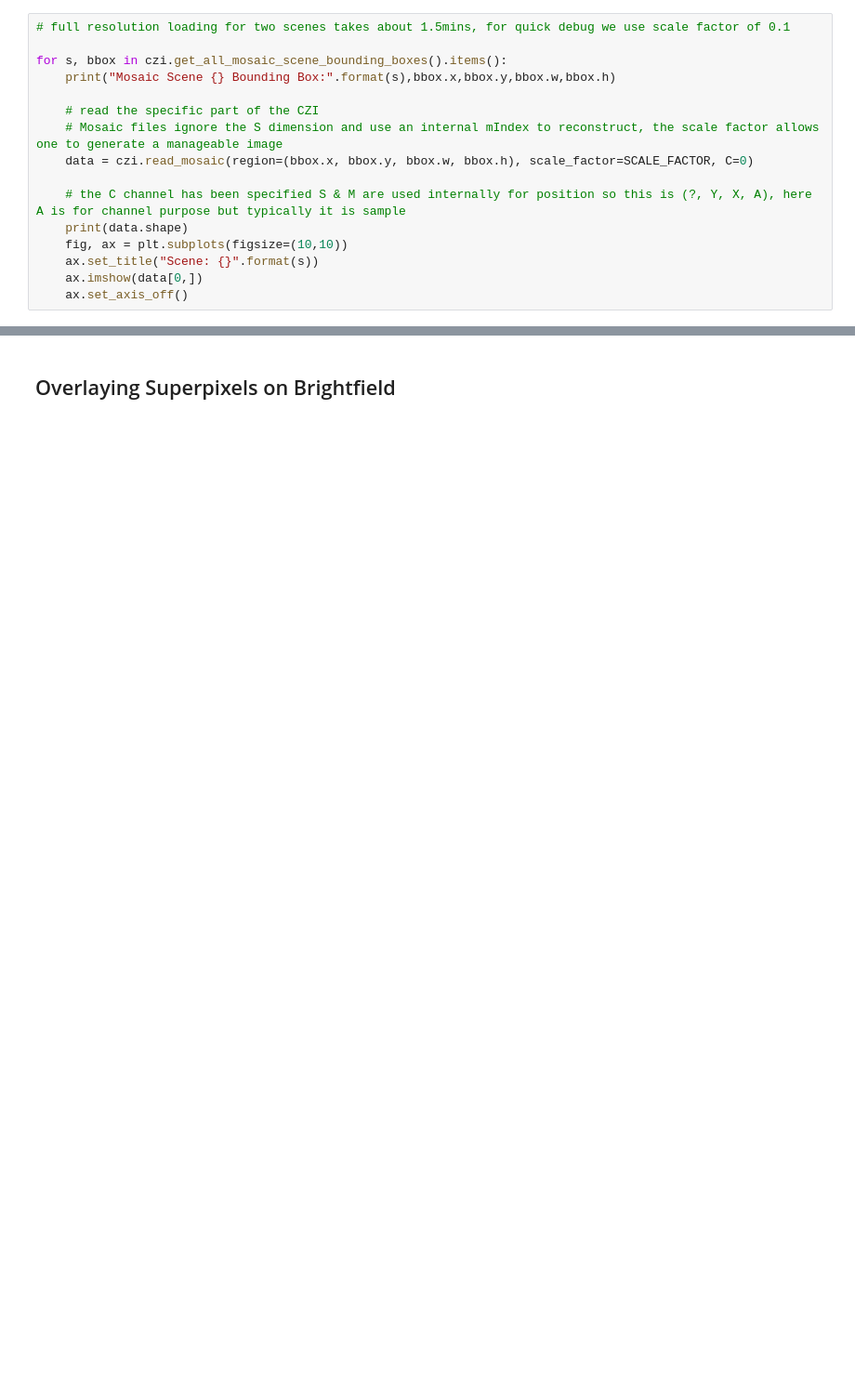
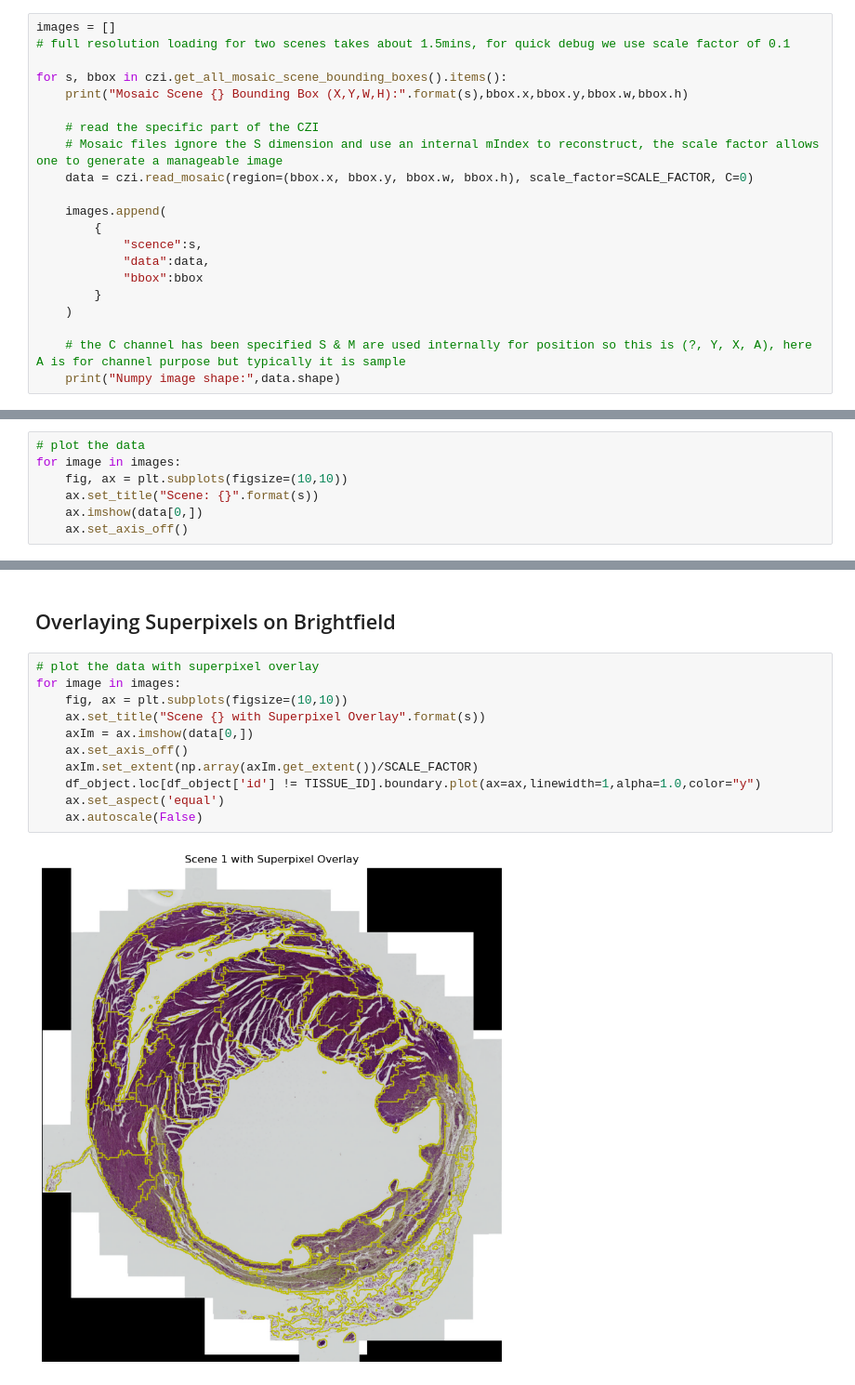
Before and after one commit to bpi-oxford/Myocardial-Infarction-Analysis, a Jupyter notebook: superpixel.ipynb, the cells around one changed output, grey strips where cells are left out. Shown at 93% size. Saved outputs shown, nothing was run; the diff lists cells and outputs as text; blank space fills up the shorter version.

Commit message:
overlay position correct

```diff
--- a/superpixel.ipynb
+++ b/superpixel.ipynb
@@ -156,19 +155,24 @@ Dimensions: [{'A': (0, 3), 'X': (0, 1600), 'Y': (0, 1200), 'C': (0, 1), 'M': (0,
 Dimension Order:  SCMYXA
 Is Mosaic: True
 # %%
+images = []
 # full resolution loading for two scenes takes about 1.5mins, for quick debug we use scale factor of 0.1
 
 for s, bbox in czi.get_all_mosaic_scene_bounding_boxes().items():
-    print("Mosaic Scene {} Bounding Box:".format(s),bbox.x,bbox.y,bbox.w,bbox.h)
+    print("Mosaic Scene {} Bounding Box (X,Y,W,H):".format(s),bbox.x,bbox.y,bbox.w,bbox.h)
 
     # read the specific part of the CZI
     # Mosaic files ignore the S dimension and use an internal mIndex to reconstruct, the scale factor allows one to generate a manageable image
     data = czi.read_mosaic(region=(bbox.x, bbox.y, bbox.w, bbox.h), scale_factor=SCALE_FACTOR, C=0)
 
+    images.append(
+        {
+            "scence":s,
+            "data":data,
+            "bbox":bbox
+        }
+    )
+
     # the C channel has been specified S & M are used internally for position so this is (?, Y, X, A), here A is for channel purpose but typically it is sample
-    print(data.shape)
-    fig, ax = plt.subplots(figsize=(10,10))
-    ax.set_title("Scene: {}".format(s))
-    ax.imshow(data[0,])
-    ax.set_axis_off()
+    print("Numpy image shape:",data.shape)
 # %% [output]
@@ -180,0 +183,7 @@ Mosaic Scene 1 Bounding Box: -115234 38880 23224 24953
+# %%
+# plot the data
+for image in images:
+    fig, ax = plt.subplots(figsize=(10,10))
+    ax.set_title("Scene: {}".format(s))
+    ax.imshow(data[0,])
+    ax.set_axis_off()
@@ -181,2 +193,15 @@ Mosaic Scene 1 Bounding Box: -115234 38880 23224 24953
 # %% [markdown]
 ## Overlaying Superpixels on Brightfield
+# %%
+# plot the data with superpixel overlay
+for image in images:
+    fig, ax = plt.subplots(figsize=(10,10))
+    ax.set_title("Scene {} with Superpixel Overlay".format(s))
+    axIm = ax.imshow(data[0,])
+    ax.set_axis_off()
+    axIm.set_extent(np.array(axIm.get_extent())/SCALE_FACTOR)
+    df_object.loc[df_object['id'] != TISSUE_ID].boundary.plot(ax=ax,linewidth=1,alpha=1.0,color="y")
+    ax.set_aspect('equal')
+    ax.autoscale(False)
+# %% [output]
+[figure, added]
```
Also changed, not shown: parts of 5 cells of this notebook.
